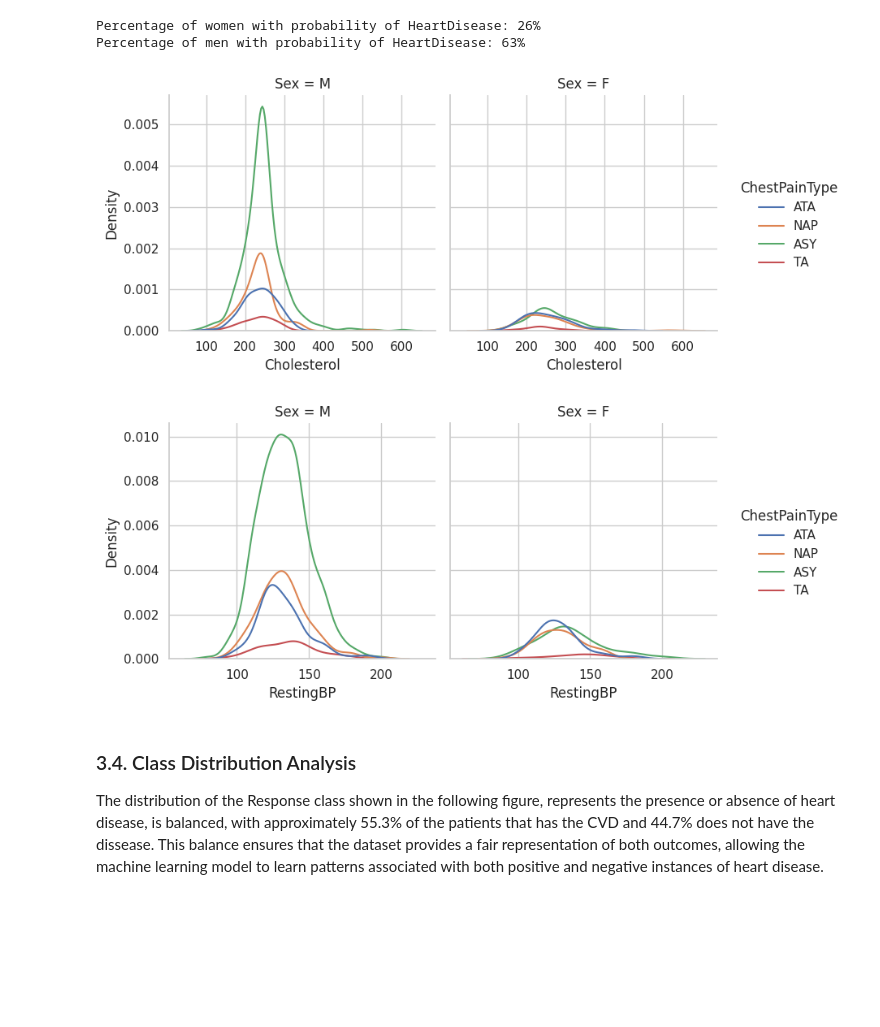
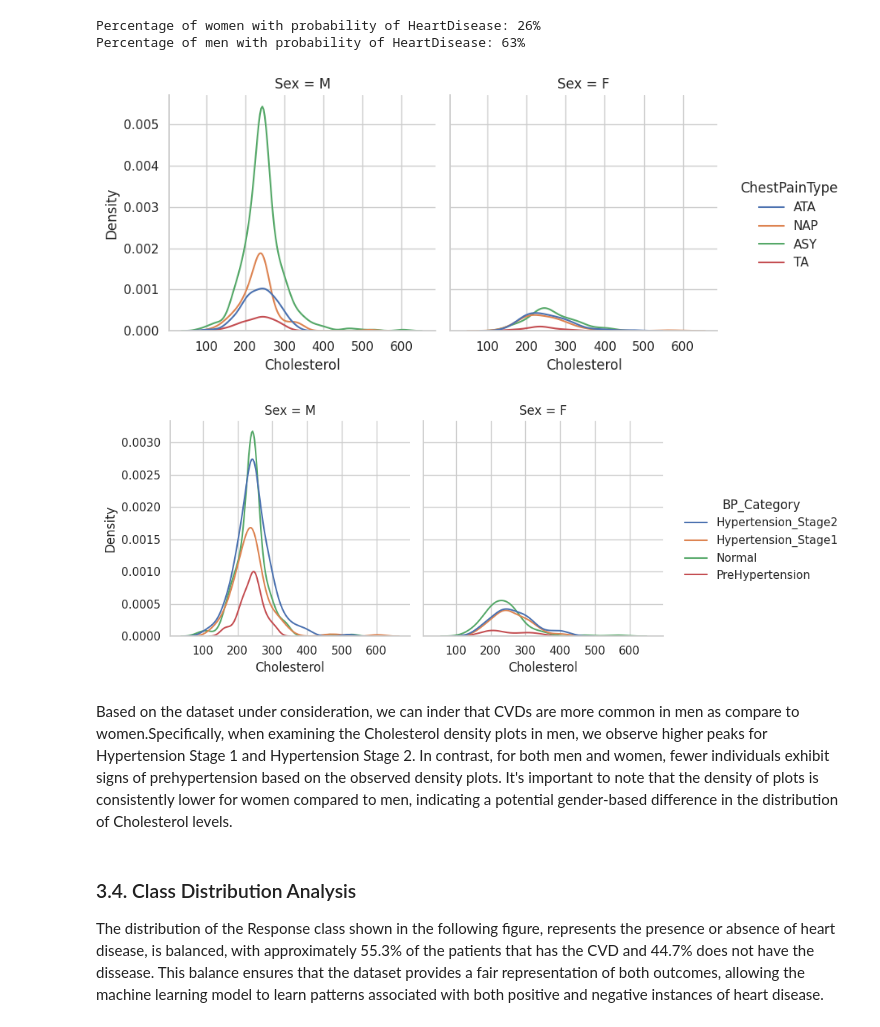
Before and after one commit to jrakhshanda55/Ausaf_ML, a Jupyter notebook: project1.ipynb, the cells around one changed output. Cells and saved outputs as stored; diff of their text form; code cells hidden in the pictures; blank space fills up the shorter version.

```diff
--- a/project1.ipynb
+++ b/project1.ipynb
@@ -386,11 +386,13 @@ Percentage of women with probability of HeartDisease: 26%
 Percentage of men with probability of HeartDisease: 63%
 # %%
 sns.displot(data=df, x="Cholesterol", hue="ChestPainType", col="Sex", kind="kde",height=4)
-sns.displot(data=df, x="RestingBP", hue="ChestPainType", col="Sex", kind="kde",height=4)
+sns.displot(data=df, x="Cholesterol", hue="BP_Category", col="Sex", kind="kde",height=4)
 plt.show()
 # %% [output]
 [figure]
-[figure, old version]
+[figure, new version]
+# %% [markdown]
+Based on the dataset under consideration, we can inder that CVDs are more common in men as compare to women.Specifically, when examining the Cholesterol density plots in men, we observe higher peaks for Hypertension Stage 1 and Hypertension Stage 2. In contrast, for both men and women, fewer individuals exhibit signs of prehypertension based on the observed density plots. It's important to note that the density of plots is consistently lower for women compared to men, indicating a potential gender-based difference in the distribution of Cholesterol levels.
 # %% [markdown]
 ### 3.4. Class Distribution Analysis
 The distribution of the Response class shown in the following figure, represents the presence or absence of heart disease, is balanced, with approximately 55.3% of the patients that has the CVD and 44.7% does not have the dissease. This balance ensures that the dataset provides a fair representation of both outcomes, allowing the machine learning model to learn patterns associated with both positive and negative instances of heart disease.
```
Also changed, not shown: parts of 3 cells of this notebook.
